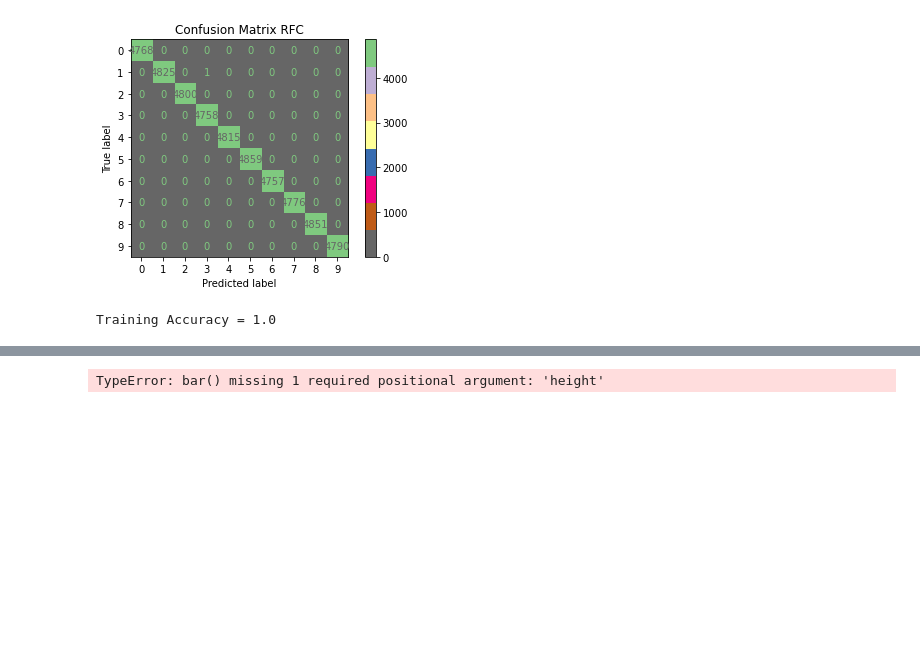
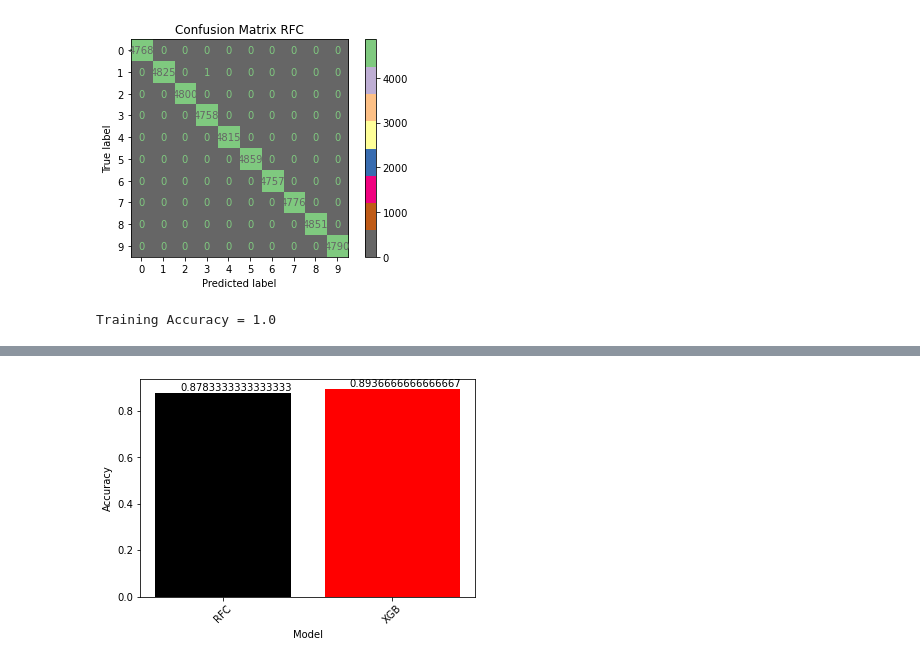
Before and after one commit to GalKoaz/Data-visualization, a Jupyter notebook: Fashion-Mnist.ipynb, the cells around one changed output, grey strips where cells are left out. Drawn from its saved outputs; the diff is of its cells as text; code cells hidden in the pictures; blank space fills up the shorter version.

```diff
--- a/Fashion-Mnist.ipynb
+++ b/Fashion-Mnist.ipynb
@@ -188,8 +198,11 @@ XGBClassifier Accuracy is: 0.8936666666666667
 # %%
-plt.bar([RFC.score(X_test,y_test),XGB.score(X_test,y_test)])
-plt.xlabel('Categories')
-plt.ylabel("Values")
-plt.title('Categories Bar Plot')
+plt.bar(['RFC','XGB'],[RFC.score(X_test,y_test),XGB.score(X_test,y_test)], color=['black', 'red', 'green', 'blue', 'cyan'])
+plt.xlabel('Model')
+plt.xticks(rotation=45)
+plt.ylabel("Accuracy")
+for i, v in enumerate([RFC.score(X_test,y_test),XGB.score(X_test,y_test)]):
+    plt.text(xlocs[i] - 0.25, v + 0.01, str(v))
+xlocs, xlabs = plt.xticks()
 plt.show()
 # %% [output]
-TypeError: bar() missing 1 required positional argument: 'height'
+[figure, added]
```
Also changed, not shown: parts of 4 cells of this notebook.
